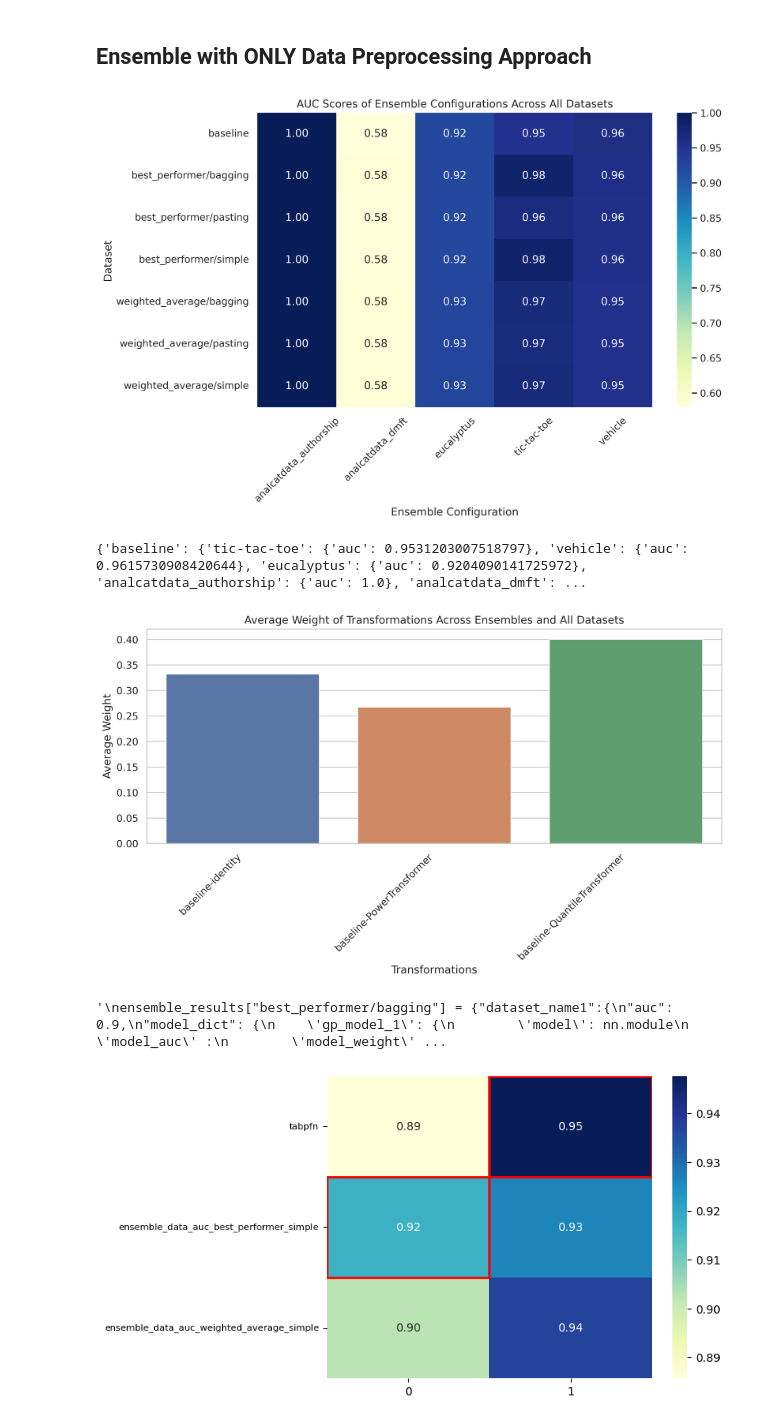
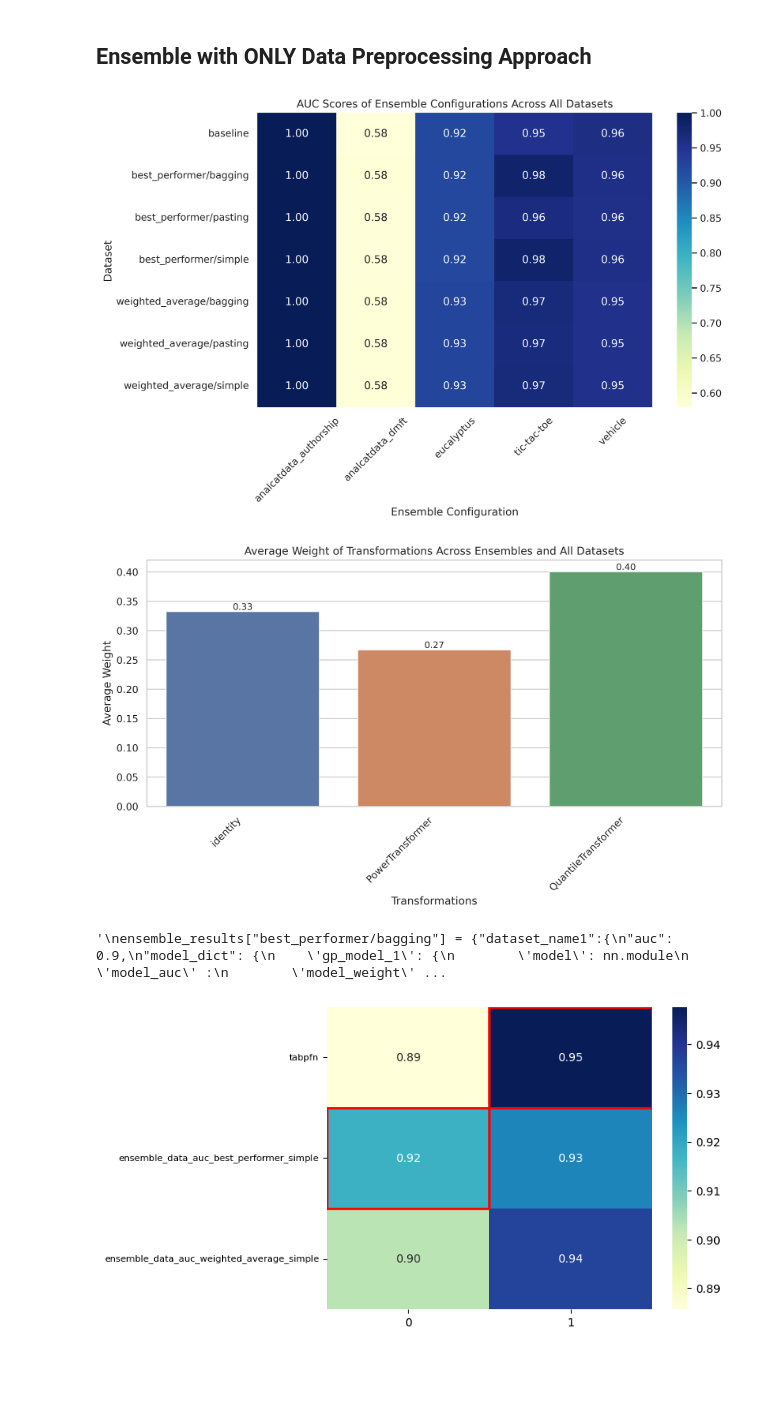
Before and after one commit to PufferFishCode/MSGPFN, a Jupyter notebook: tabpfn/EnsembleTabPfnAUC_sathya.ipynb, the cells around one changed output. Cells and saved outputs as stored; diff of their text form; code cells hidden in the pictures; blank space fills up the shorter version.

```diff
--- a/tabpfn/EnsembleTabPfnAUC_sathya.ipynb
+++ b/tabpfn/EnsembleTabPfnAUC_sathya.ipynb
@@ -811,7 +811,7 @@ start = 0
 stop = 4
 dataset_names = [dataset[0] for dataset_index,dataset in enumerate(test_datasets) if start <= dataset_index <= stop]
 
-plot_heatmap_auc_datasets_configs(ensemble_results, dataset_names, f"dataset[{start}-{stop}]:plot_heatmap_auc_datasets_configs.png" )
+plot_heatmap_auc_datasets_configs(ensemble_results, dataset_names, f"dataset[{start}-{stop}]-plot_heatmap_auc_datasets_configs.png" )
 #------------------------------------------------------------------------
 #------------------------------------------------------------------------
 
@@ -828,7 +828,7 @@ def plot_histogram_average_weights_data_transformations(dictionary, transformati
 
             for model_transformation_key, model_transformation in ensemble_dict["data_ens_dict"].items():
 
-                transformation_name = model_transformation_key.split("_")[-1]
+                transformation_name = model_transformation_key.split("-")[-1]
 
                 if transformation_name not in transformation_weight_dict:
                     transformation_weight_dict[transformation_name] = []
@@ -842,7 +842,6 @@ def plot_histogram_average_weights_data_transformations(dictionary, transformati
     transformation_names = list(transformation_weight_dict.keys())
     average_weights = list(transformation_weight_dict.values())
 
-    print(dictionary)
     # Create the histogram using Seaborn's barplot
     sns.set(style="whitegrid")
     plt.figure(figsize=(10, 6))
@@ -851,8 +850,12 @@ def plot_histogram_average_weights_data_transformations(dictionary, transformati
     plt.ylabel("Average Weight")
     plt.title("Average Weight of Transformations Across Ensembles and All Datasets")
     plt.xticks(rotation=45, ha='right')  # Rotate x-axis labels for better readability
+
+    # Annotate each bar with its corresponding value
+    for index, value in enumerate(average_weights):
+        plt.text(index, value, f"{value:.2f}", ha='center', va='bottom', fontsize=10)
+
     plt.tight_layout()  # Adjust layout to prevent clipping of axis labels
-
     sns_plot.figure.set_dpi(500)
 
     plt.show()
@@ -869,36 +872,35 @@ ensemble_results["best_performer/bagging"] = {"dataset_name1":{
         'model_auc' :
         'model_weight' :
     }
     'scm_model_1':{
         'model': nn.module
         'model_auc' :
         'model_weight' :
     }
     'bag_model_1':
     }
 "data_ens_dict": {
         'gp_model_1_identity': {
             'train_data': [x , y]
             'test_data' : x_test
             'test_preds' : preds
             'data_auc' :
             'data_weight' :
         }
         'gp_model_1_powertransformer':{
             'train_data': [x_t , y_t]
             'test_data' : x_test_t
             'data_auc' :
             'data_weight' :
         }
         'bag_model_1':
     }
 },....}
 """
 # %% [output]
 [figure]
+[figure, new version]
-{'baseline': {'tic-tac-toe': {'auc': 0.9531203007518797}, 'vehicle': {'auc': 0.9615730908420644}, 'eucalyptus': {'auc': 0.9204090141725972}, 'analcatdata_authorship': {'auc': 1.0}, 'analcatdata_dmft': ...
+'\nensemble_results["best_performer/bagging"] = {"dataset_name1":{\n"auc": 0.9,\n"model_dict": {\n    \'gp_model_1\': {\n        \'model\': nn.module\n        \'model_auc\' :\n        \'model_weight\' ...
-[figure, old version]
-'\nensemble_results["best_performer/bagging"] = {"dataset_name1":{\n"auc": 0.9,\n"model_dict": {\n    \'gp_model_1\': {\n        \'model\': nn.module\n        \'model_auc\' :\n        \'model_weight\' ...
 # %%
 import seaborn as sns
 import matplotlib.pyplot as plt
```
Also changed, not shown: parts of 2 cells of this notebook, 2 other files.
